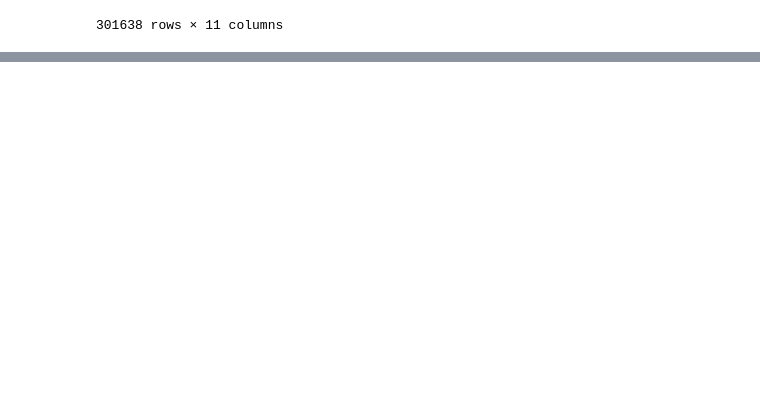
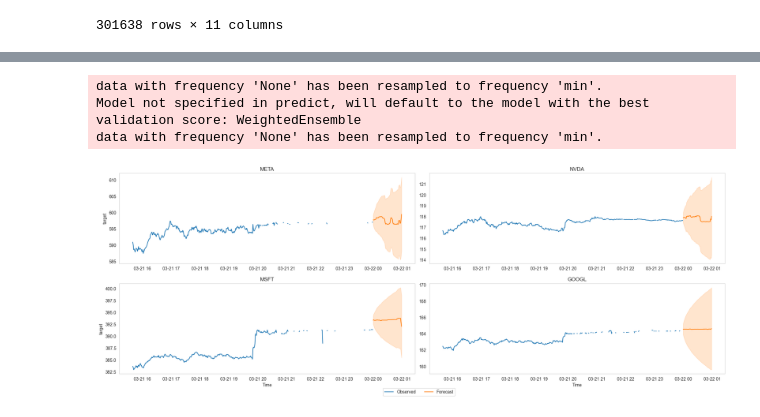
Before and after one commit to yaloo88/QuestradeCustomWrapper, a Jupyter notebook: notebooks/AutoGluon Time Series - Forecasting Quick Start.ipynb, the cells around one changed output, grey strips where cells are left out. Saved outputs shown, nothing was run; the diff lists cells and outputs as text; code cells hidden in the pictures; blank space fills up the shorter version.

Commit message:
none

```diff
--- a/notebooks/AutoGluon Time Series - Forecasting Quick Start.ipynb
+++ b/notebooks/AutoGluon Time Series - Forecasting Quick Start.ipynb
@@ -316,0 +416,9 @@ Additional data provided, testing on additional data. Resulting leaderboard will
+# %%
+new_predictor = predictor.predict(test_data)
+plot_data = predictor.plot(test_data, new_predictor, quantile_levels=[0.1, 0.9], max_history_length=500, max_num_item_ids=4);
+plot_data
+# %% [output]
+data with frequency 'None' has been resampled to frequency 'min'.
+Model not specified in predict, will default to the model with the best validation score: WeightedEnsemble
+data with frequency 'None' has been resampled to frequency 'min'.
+[figure, added]
```
Also changed, not shown: parts of 8 cells of this notebook, 39 other files.
